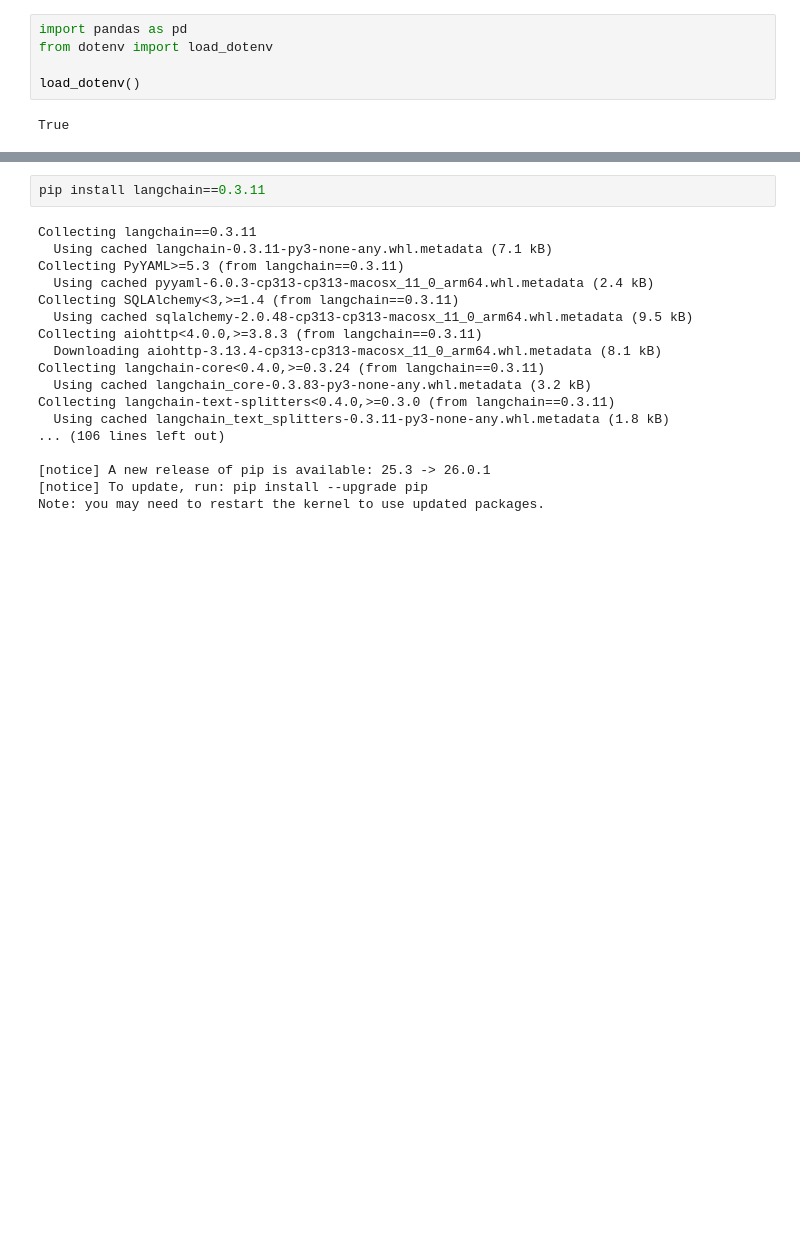
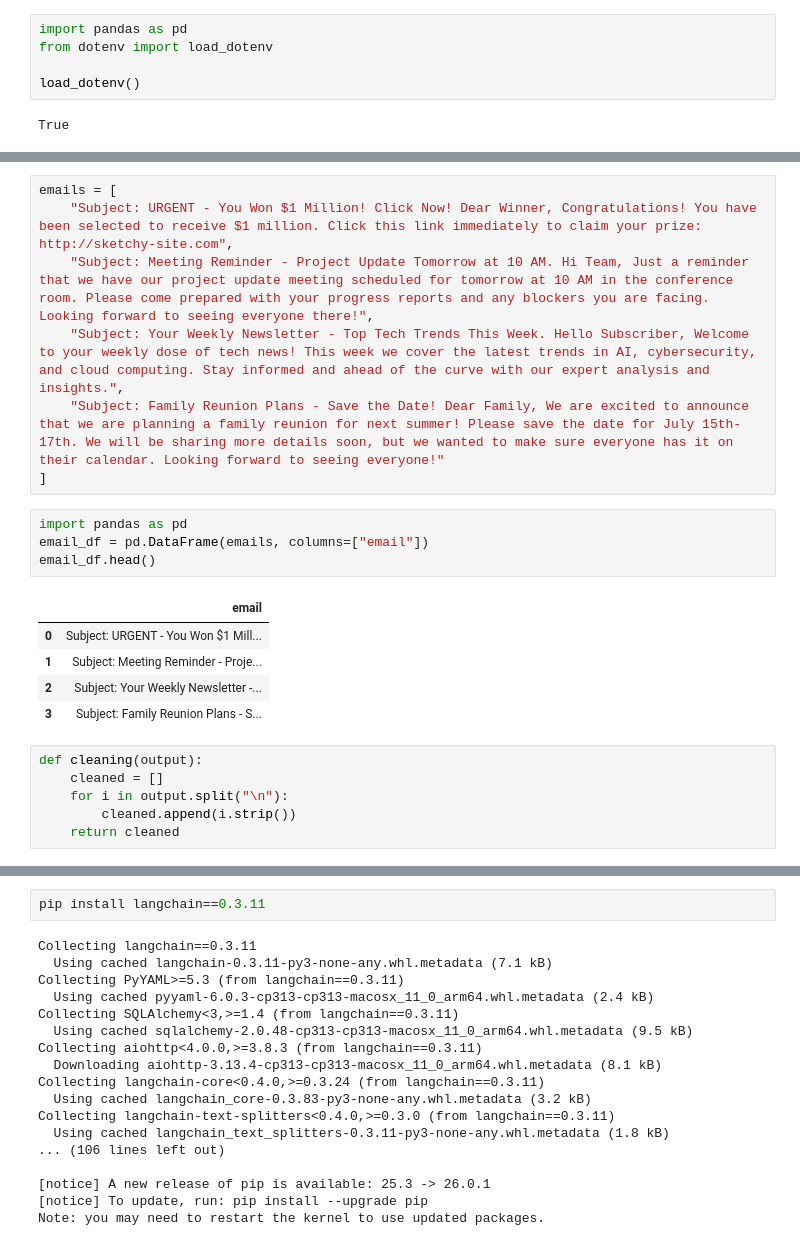
Before and after one commit to rahul8879/agent-ai-training, a Jupyter notebook: GenAI/basic_of_llm.ipynb, the cells around one changed output, grey strips where cells are left out. Cells and saved outputs as stored; diff of their text form; blank space fills up the shorter version.

```diff
--- a/GenAI/basic_of_llm.ipynb
+++ b/GenAI/basic_of_llm.ipynb
@@ -27,0 +58,23 @@ response.output_text
+# %%
+emails = [
+    "Subject: URGENT - You Won $1 Million! Click Now! Dear Winner, Congratulations! You have been selected to receive $1 million. Click this link immediately to claim your prize: http://sketchy-site.com",
+    "Subject: Meeting Reminder - Project Update Tomorrow at 10 AM. Hi Team, Just a reminder that we have our project update meeting scheduled for tomorrow at 10 AM in the conference room. Please come prepared with your progress reports and any blockers you are facing. Looking forward to seeing everyone there!",
+    "Subject: Your Weekly Newsletter - Top Tech Trends This Week. Hello Subscriber, Welcome to your weekly dose of tech news! This week we cover the latest trends in AI, cybersecurity, and cloud computing. Stay informed and ahead of the curve with our expert analysis and insights.",
+    "Subject: Family Reunion Plans - Save the Date! Dear Family, We are excited to announce that we are planning a family reunion for next summer! Please save the date for July 15th-17th. We will be sharing more details soon, but we wanted to make sure everyone has it on their calendar. Looking forward to seeing everyone!"
+]
+# %%
+import pandas as pd
+email_df = pd.DataFrame(emails, columns=["email"])
+email_df.head()
+# %% [output]
+|  | email |
+| 0 | Subject: URGENT - You Won $1 Mill... |
+| 1 | Subject: Meeting Reminder - Proje... |
+| 2 | Subject: Your Weekly Newsletter -... |
+| 3 | Subject: Family Reunion Plans - S... |
+# %%
+def cleaning(output):
+    cleaned = []
+    for i in output.split("\n"):
+        cleaned.append(i.strip())
+    return cleaned
```
Also changed, not shown: parts of 15 cells of this notebook.
